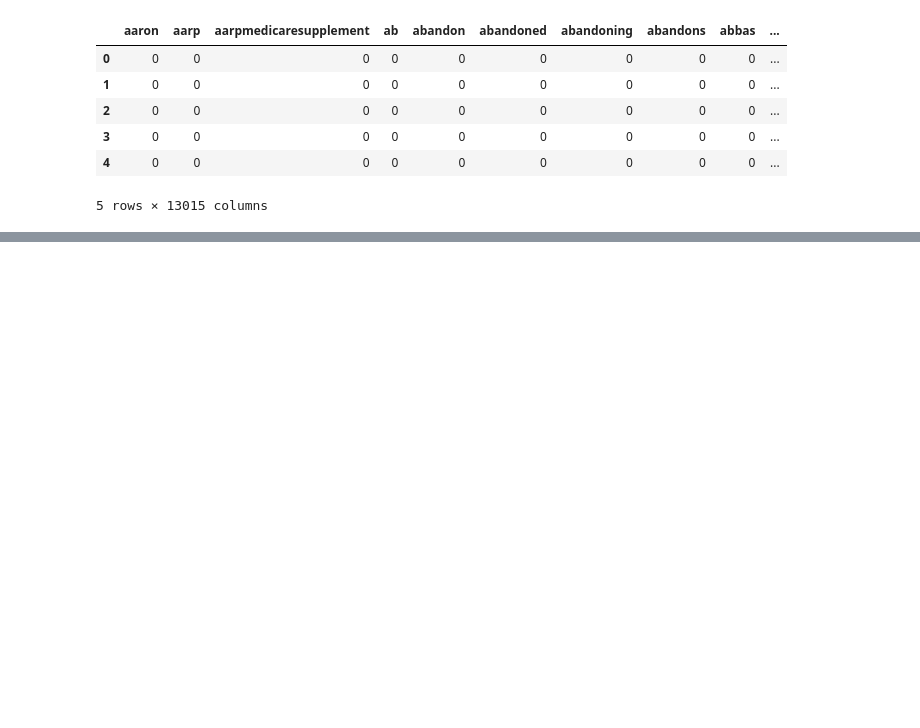
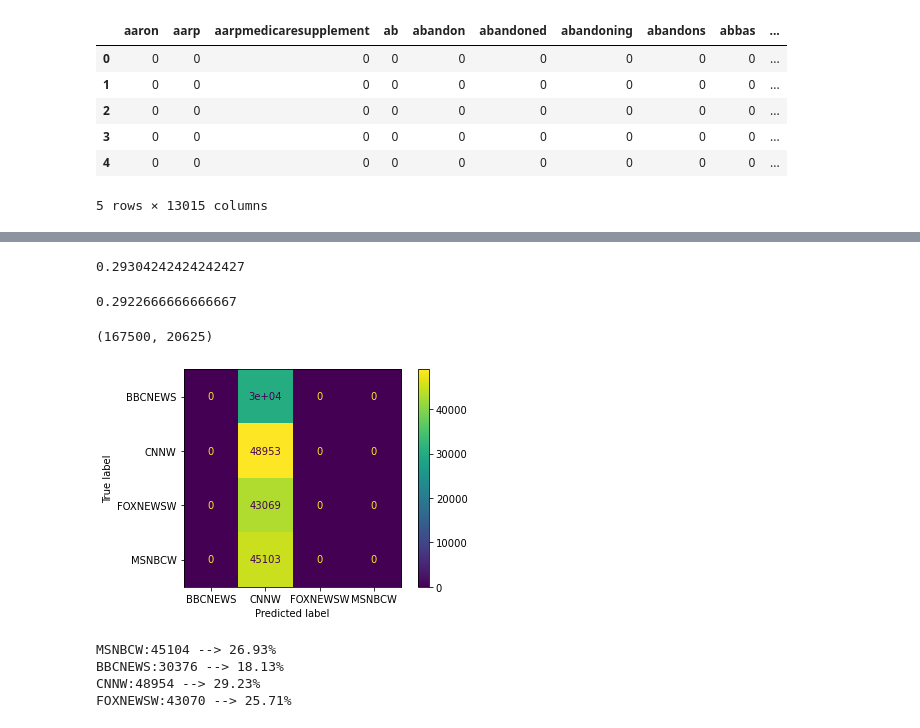
Before and after one commit to leckieje/chyrons_nlp, a Jupyter notebook: chyrons_book.ipynb, the cells around one changed output, grey strips where cells are left out. Cells and saved outputs as stored; diff of their text form; code cells hidden in the pictures; blank space fills up the shorter version.

Commit message:
confusion matrix

```diff
--- a/chyrons_book.ipynb
+++ b/chyrons_book.ipynb
@@ -663,2 +573,0 @@ def _naive_bayes(X, y):
-# %%
-y_hat, y_test = _naive_bayes(X_train, y_train)
@@ -678,0 +576,6 @@ correct / len(y_test)
+# %%
+doc_freq = .1
+
+chy_samps = load_samps(num_samples=250000)
+count_features, chyron_counts = clean_counts(chy_samps, min_df=doc_freq)
+# tfidf_features, chyron_tfidf = clean_tfidf(chy_samps, min_df=doc_freq)
@@ -678,0 +648,32 @@ correct / len(y_test)
+# %%
+eval_naive_bayes(X_train, y_train, folds=100)
+# %% [output]
+0.29304242424242427
+# %%
+def _naive_bayes(X, y):
+    X_train, X_test, y_train, y_test = train_test_split(X, y, stratify=y)
+    model = MultinomialNB(alpha=1)
+    model.fit(X_train, y_train)
+    y_hat = model.predict(X_test)
+
+    return y_hat, np.array(y_test), model
+# %%
+y_hat, _y_test, model = _naive_bayes(X_train, y_train)
+# %%
+correct = 0
+for i in range(len(y_hat)):
+    if y_hat[i] == y_test[i]:
+        correct += 1
+
+correct / len(y_test)
+# %% [output]
+0.2922666666666667
+# %%
+len(X_test), len(y_test)
+# %% [output]
+(167500, 20625)
+# %%
+plot_confusion_matrix(model, X_test, y_test)
+plt.show()
+# %% [output]
+[figure, added]
@@ -678,0 +686,8 @@ correct / len(y_test)
+# %%
+for k, v in d.items():
+    print(f'{k}:{v} --> {round(v/sum(d.values()), 4) * 100}%')
+# %% [output]
+MSNBCW:45104 --> 26.93%
+BBCNEWS:30376 --> 18.13%
+CNNW:48954 --> 29.23%
+FOXNEWSW:43070 --> 25.71%
```
Also changed, not shown: parts of 24 cells of this notebook.
